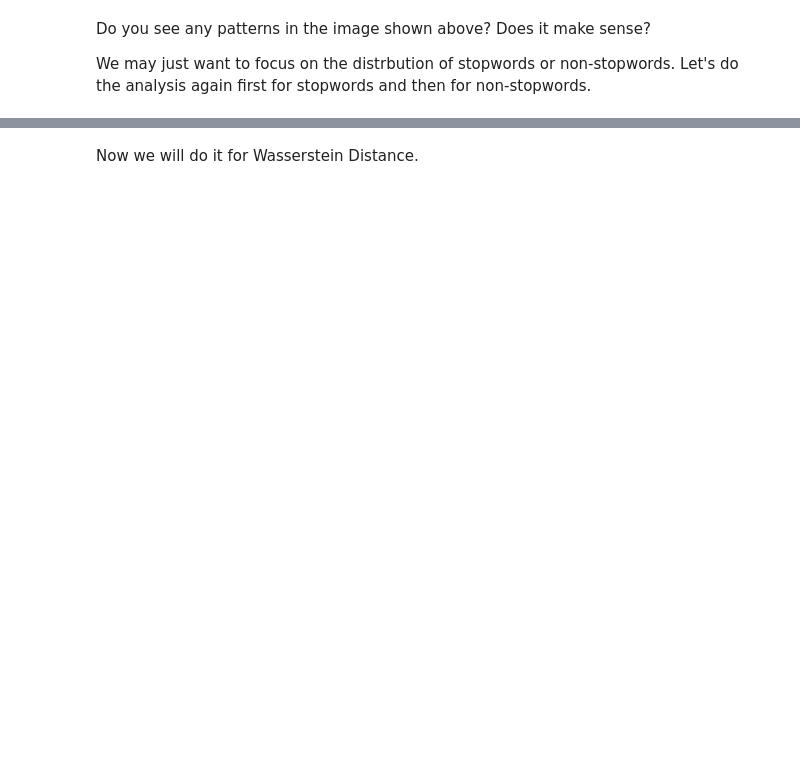
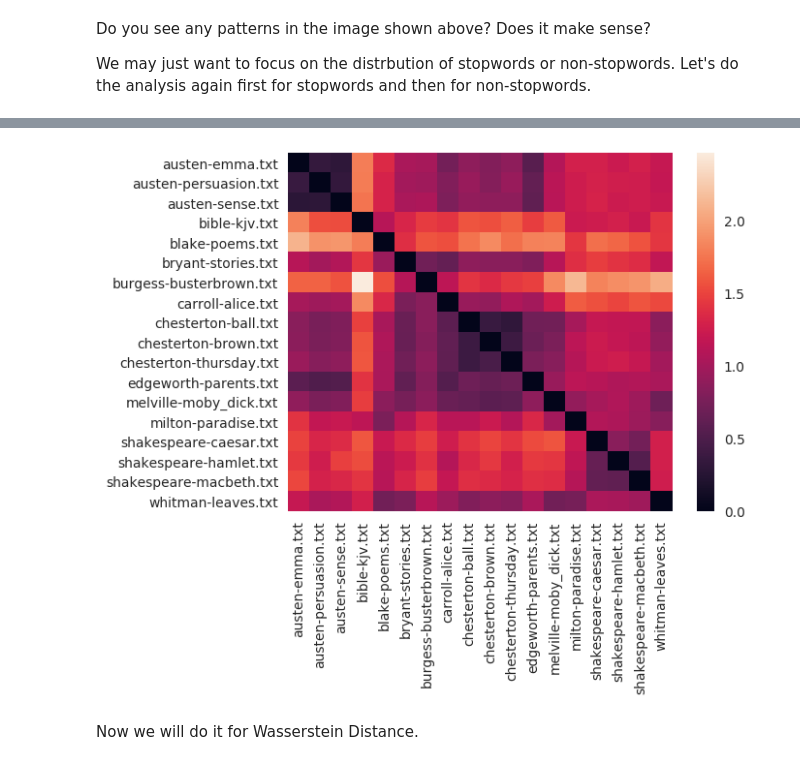
Before and after one commit to 1yangdongchen/Upcoming, a Jupyter notebook: 2-Corpus-Linguistics/2-Corpus-LinguisticsJE.ipynb, the cells around one changed output, grey strips where cells are left out. Saved outputs shown, nothing was run; the diff lists cells and outputs as text; code cells hidden in the pictures; blank space fills up the shorter version.

```diff
--- a/2-Corpus-Linguistics/2-Corpus-LinguisticsJE.ipynb
+++ b/2-Corpus-Linguistics/2-Corpus-LinguisticsJE.ipynb
@@ -688,14 +1025,16 @@ plt.show()
 # %%
 L = []
 for p in corpora_nons:
     l = []
     for q in corpora_nons:
-        l.append(kl_divergence(p,q))
+        l.append(Divergence(p,q, difference='KL'))
     L.append(l)
 M = np.array(L)
 fig = plt.figure()
 div = pandas.DataFrame(M, columns = fileids, index = fileids)
 ax = sns.heatmap(div)
 plt.show()
+# %% [output]
+[figure, added]
 # %% [markdown]
 Now we will do it for Wasserstein Distance.
```
Also changed, not shown: parts of 62 cells of this notebook.
